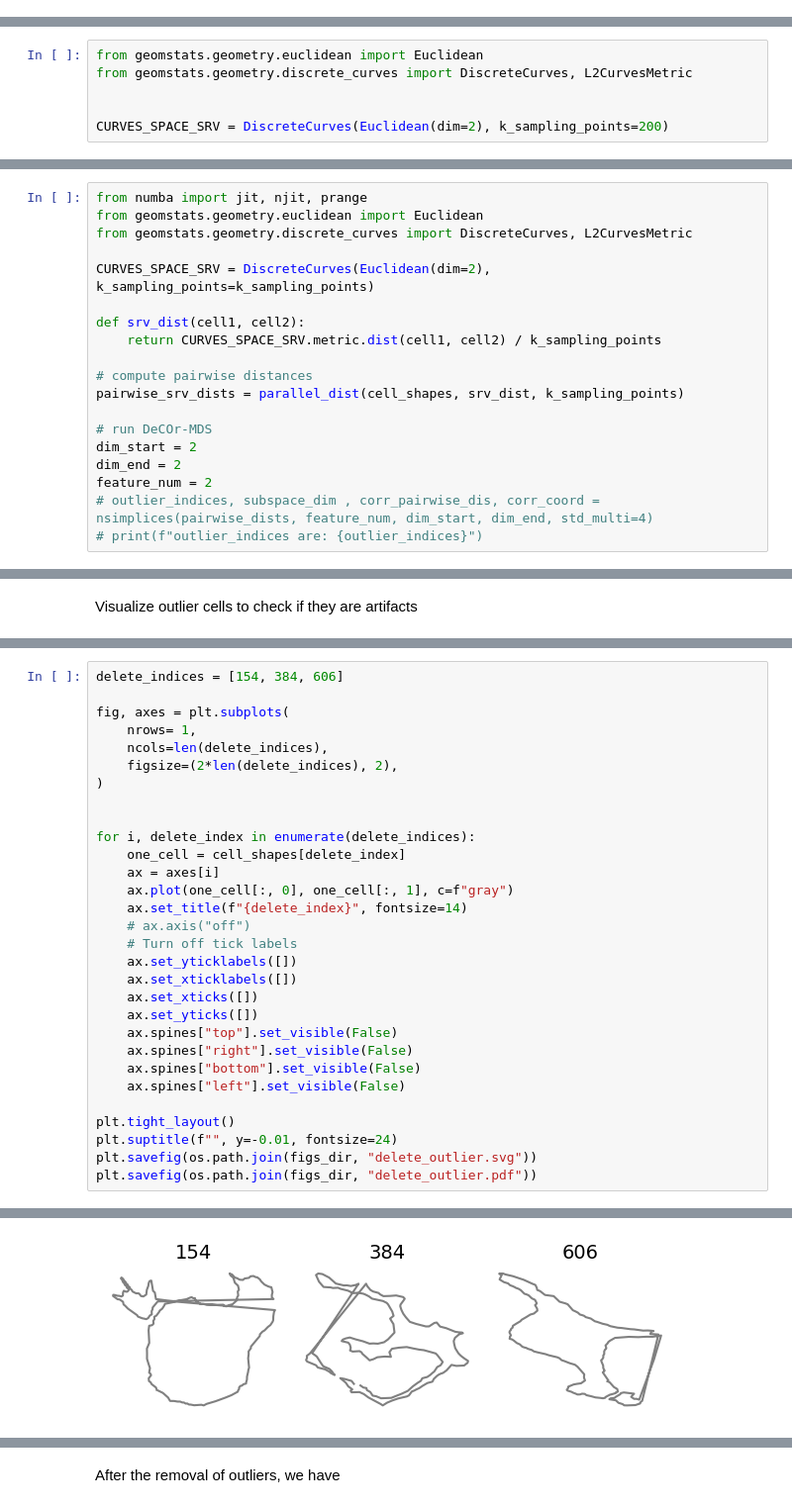
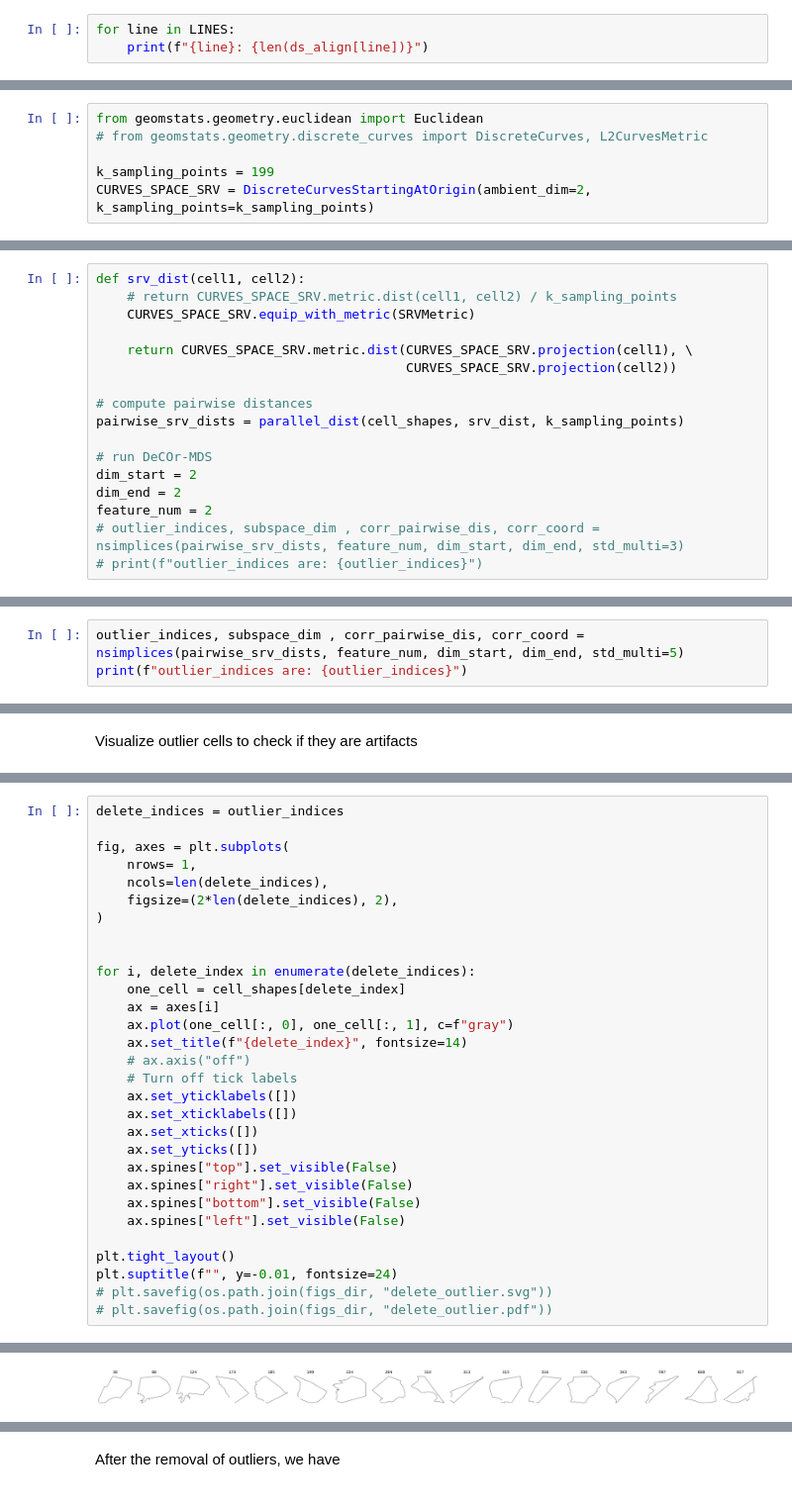
Before and after one commit to wxli0/dyn, a Jupyter notebook: dyn/notebooks/breast_cancer_analysis.ipynb, the cells around one changed output, grey strips where cells are left out. Shown at 99% size. Drawn from its saved outputs; the diff is of its cells as text.

```diff
--- a/dyn/notebooks/breast_cancer_analysis.ipynb
+++ b/dyn/notebooks/breast_cancer_analysis.ipynb
@@ -425,0 +333,3 @@ Shape of BASE_CURVE: (200, 2)
+# %%
+for line in LINES:
+    print(f"{line}: {len(ds_align[line])}")
@@ -505,10 +385,10 @@ In the plot above, the red dot shows the start of the parametrization of each cu
 We want to compute the mean cell shape of the whole dataset. Thus, we first combine all the cell shape data into a single array.
 # %%
 from geomstats.geometry.euclidean import Euclidean
-from geomstats.geometry.discrete_curves import DiscreteCurves, L2CurvesMetric
+# from geomstats.geometry.discrete_curves import DiscreteCurves, L2CurvesMetric
 
-
-CURVES_SPACE_SRV = DiscreteCurves(Euclidean(dim=2), k_sampling_points=200)
+k_sampling_points = 199
+CURVES_SPACE_SRV = DiscreteCurvesStartingAtOrigin(ambient_dim=2, k_sampling_points=k_sampling_points)
 # %%
 cell_shapes_list = []
 for line in LINES:
@@ -521,14 +401,12 @@ print(cell_shapes.shape)
 # %% [markdown]
 Remove outliers using DeCOr-MDS
 # %%
-from numba import jit, njit, prange
-from geomstats.geometry.euclidean import Euclidean
-from geomstats.geometry.discrete_curves import DiscreteCurves, L2CurvesMetric
+def srv_dist(cell1, cell2):
+    # return CURVES_SPACE_SRV.metric.dist(cell1, cell2) / k_sampling_points
+    CURVES_SPACE_SRV.equip_with_metric(SRVMetric)
 
-CURVES_SPACE_SRV = DiscreteCurves(Euclidean(dim=2), k_sampling_points=k_sampling_points)
-
-def srv_dist(cell1, cell2):
-    return CURVES_SPACE_SRV.metric.dist(cell1, cell2) / k_sampling_points
+    return CURVES_SPACE_SRV.metric.dist(CURVES_SPACE_SRV.projection(cell1), \
+                                        CURVES_SPACE_SRV.projection(cell2))
 
 # compute pairwise distances
 pairwise_srv_dists = parallel_dist(cell_shapes, srv_dist, k_sampling_points)
@@ -537,7 +415,7 @@ pairwise_srv_dists = parallel_dist(cell_shapes, srv_dist, k_sampling_points)
 dim_start = 2
 dim_end = 2
 feature_num = 2
-# outlier_indices, subspace_dim , corr_pairwise_dis, corr_coord = nsimplices(pairwise_dists, feature_num, dim_start, dim_end, std_multi=4)
+# outlier_indices, subspace_dim , corr_pairwise_dis, corr_coord = nsimplices(pairwise_srv_dists, feature_num, dim_start, dim_end, std_multi=3)
 # print(f"outlier_indices are: {outlier_indices}")
 # %% [output]
 INFO: finding looplift candidates
@@ -552,3 +430,6 @@ def parallel_dist(cells, dist_fun, k_sampling_points):
     ^
 
   @jit(nopython=False, forceobj=True)
+# %%
+outlier_indices, subspace_dim , corr_pairwise_dis, corr_coord = nsimplices(pairwise_srv_dists, feature_num, dim_start, dim_end, std_multi=5)
+print(f"outlier_indices are: {outlier_indices}")
@@ -586,5 +472,5 @@ Visualize outlier cells to check if they are artifacts
 # %%
-delete_indices = [154, 384, 606]
+delete_indices = outlier_indices
 
 fig, axes = plt.subplots(
     nrows= 1,
@@ -611,6 +497,6 @@ for i, delete_index in enumerate(delete_indices):
 
 plt.tight_layout()
 plt.suptitle(f"", y=-0.01, fontsize=24)
-plt.savefig(os.path.join(figs_dir, "delete_outlier.svg"))
-plt.savefig(os.path.join(figs_dir, "delete_outlier.pdf"))
+# plt.savefig(os.path.join(figs_dir, "delete_outlier.svg"))
+# plt.savefig(os.path.join(figs_dir, "delete_outlier.pdf"))
 # %% [output]
@@ -617,3 +504,3 @@ plt.savefig(os.path.join(figs_dir, "delete_outlier.pdf"))
-[figure, old version]
+[figure, new version]
 # %%
 # Remove the cells from cells, cell_shapes,  lines and ds_align
```
Also changed, not shown: parts of 70 cells of this notebook, 3 other files.
